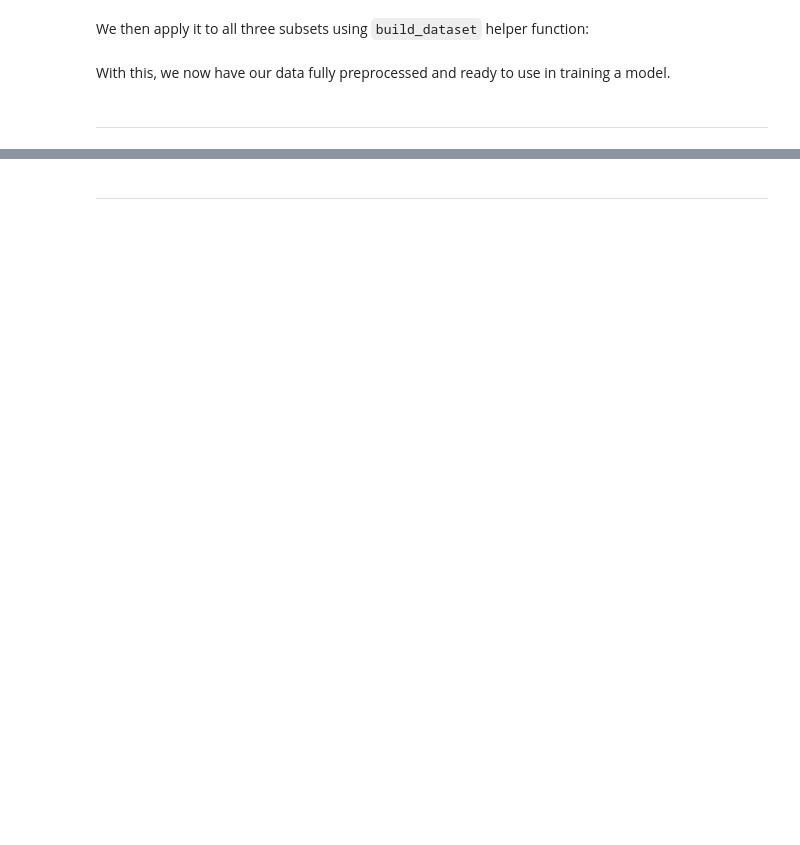
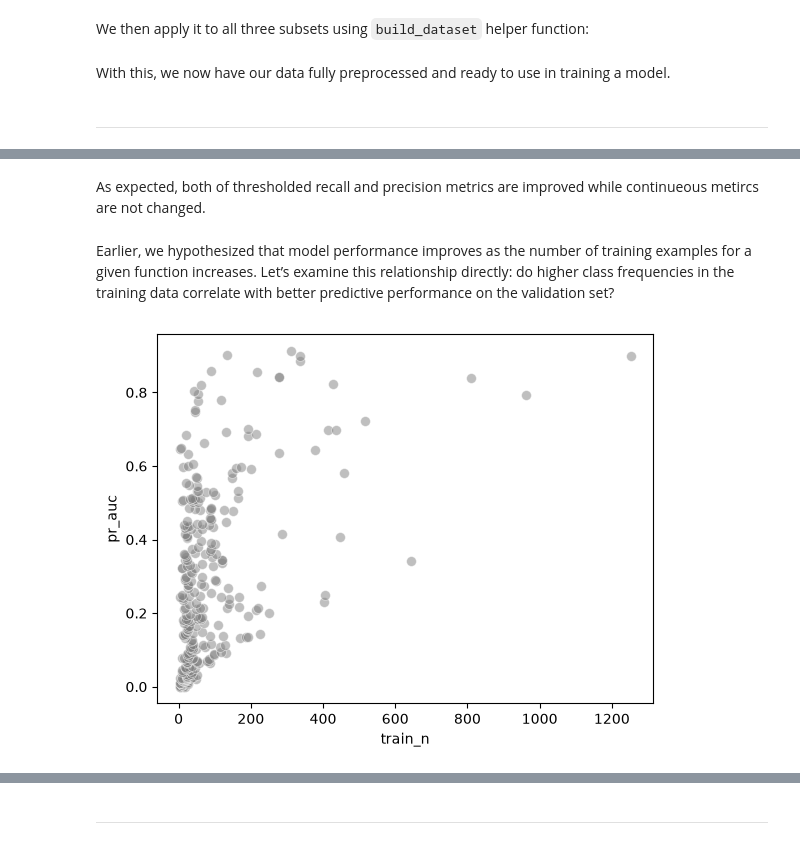
Before and after one commit to paymantohidifar/protein-function-deep-learning, a Jupyter notebook: notebooks/01_simple_mlp_model.ipynb, the cells around one changed output, grey strips where cells are left out. Cells and saved outputs as stored; diff of their text form; code cells hidden in the pictures; blank space fills up the shorter version.

```diff
--- a/notebooks/01_simple_mlp_model.ipynb
+++ b/notebooks/01_simple_mlp_model.ipynb
@@ -476,0 +788,25 @@ valid_metrics
+# %%
+from pfdl.evaluate import compute_metrics
+
+# Compute metrics per function across all proteins
+target_functions = valid_true_df.columns.values.tolist()
+metrics_by_function = {}
+
+for function in target_functions:
+    metrics_by_function[function] = compute_metrics(
+        valid_true_df[function].values,
+        valid_probs_df[function].values,
+        threshold=0.5
+    )
+    metrics_by_function[function].update({"Avg Appearance (%)": valid_true_df[function].mean()})
+
+# Put together a table of metrics for each target function
+# and corresponding GO descriptions
+overview_valid = (
+    pd.DataFrame(metrics_by_function)
+    .T.merge(go_term_descriptions, left_index=True, right_on="term")
+    .set_index("term")
+    .sort_values("pr_auc")
+    )
+
+overview_valid
@@ -476,0 +900,14 @@ valid_metrics
+# %% [markdown]
+As expected, both of thresholded recall and precision metrics are improved while continueous metircs are not changed.
+# %% [markdown]
+Earlier, we hypothesized that model performance improves as the number of training examples for a given function increases. Let’s examine this relationship directly: do higher class frequencies in the training data correlate with better predictive performance on the validation set?
+# %%
+overview_valid = overview_valid.merge(
+    pd.DataFrame(train_df[target_functions].sum(), columns=["train_n"]),
+    left_index=True,
+    right_index=True
+)
+
+fig = sns.scatterplot(data=overview_valid, x="train_n", y="pr_auc", alpha=0.5, s=50, color="grey")
+# %% [output]
+[figure, added]
```
Also changed, not shown: parts of 66 cells of this notebook.
